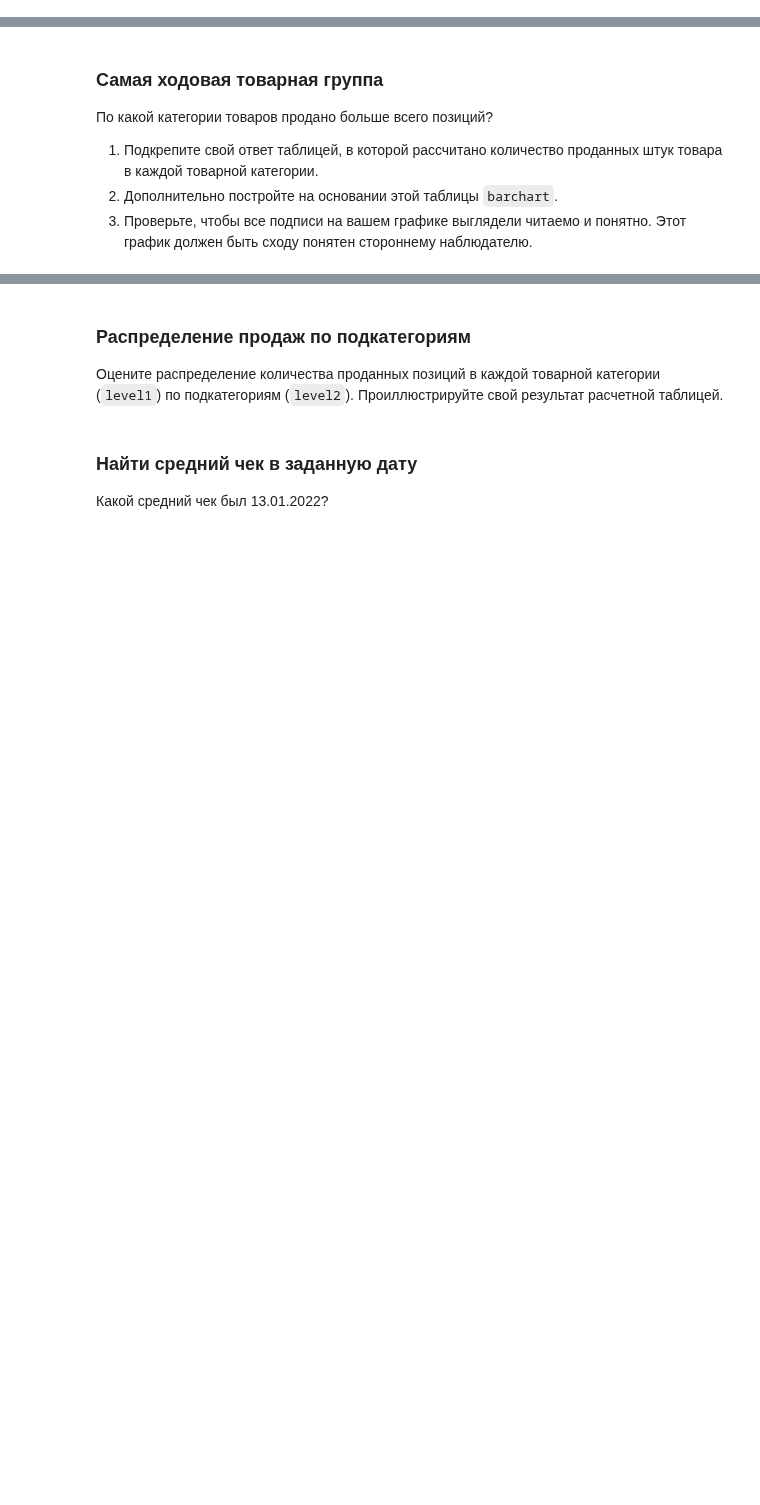
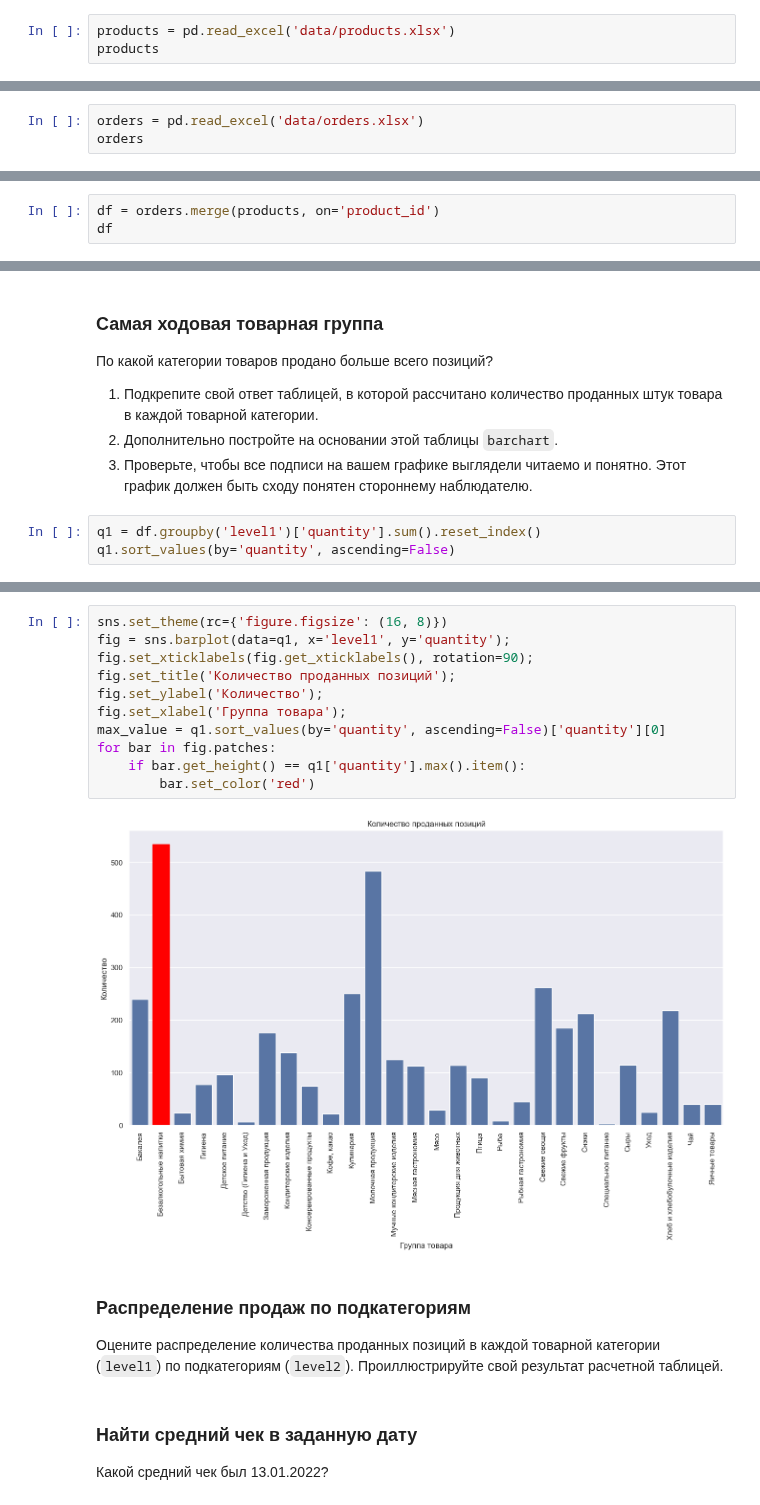
Before and after one commit to mishandri/Data-Analysis, a Jupyter notebook: 10. Итоговый проект Pandas/Решение.ipynb, the cells around one changed output, grey strips where cells are left out. Saved outputs shown, nothing was run; the diff lists cells and outputs as text; blank space fills up the shorter version.

```diff
--- a/10. Итоговый проект Pandas/Решение.ipynb
+++ b/10. Итоговый проект Pandas/Решение.ipynb
@@ -24,0 +30,3 @@
+# %%
+products = pd.read_excel('data/products.xlsx')
+products
@@ -24,0 +47,3 @@
+# %%
+orders = pd.read_excel('data/orders.xlsx')
+orders
@@ -24,0 +64,3 @@
+# %%
+df = orders.merge(products, on='product_id')
+df
@@ -30,3 +86,6 @@
 1.  Подкрепите свой ответ таблицей, в которой рассчитано количество проданных штук товара в каждой товарной категории.
 2.  Дополнительно постройте на основании этой таблицы `barchart`.
 3.  Проверьте, чтобы все подписи на вашем графике выглядели читаемо и понятно. Этот график должен быть сходу понятен стороннему наблюдателю.
+# %%
+q1 = df.groupby('level1')['quantity'].sum().reset_index()
+q1.sort_values(by='quantity', ascending=False)
@@ -33,3 +110,16 @@
+# %%
+sns.set_theme(rc={'figure.figsize': (16, 8)})
+fig = sns.barplot(data=q1, x='level1', y='quantity');
+fig.set_xticklabels(fig.get_xticklabels(), rotation=90);
+fig.set_title('Количество проданных позиций');
+fig.set_ylabel('Количество');
+fig.set_xlabel('Группа товара');
+max_value = q1.sort_values(by='quantity', ascending=False)['quantity'][0]
+for bar in fig.patches:
+    if bar.get_height() == q1['quantity'].max().item():
+        bar.set_color('red')
+# %% [output]
+[figure, added]
 # %% [markdown]
 ### Распределение продаж по подкатегориям
 
```
Also changed, not shown: parts of 5 cells of this notebook.
